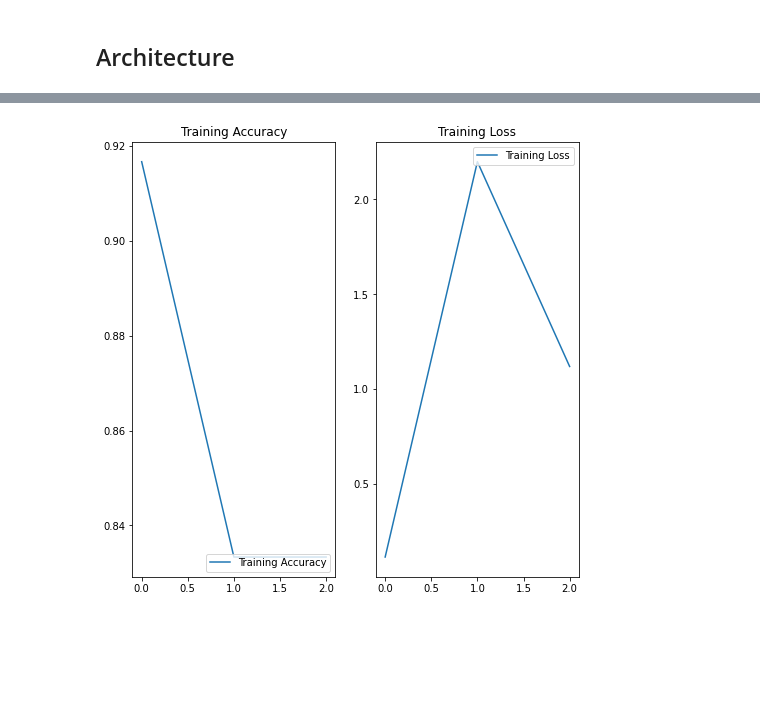
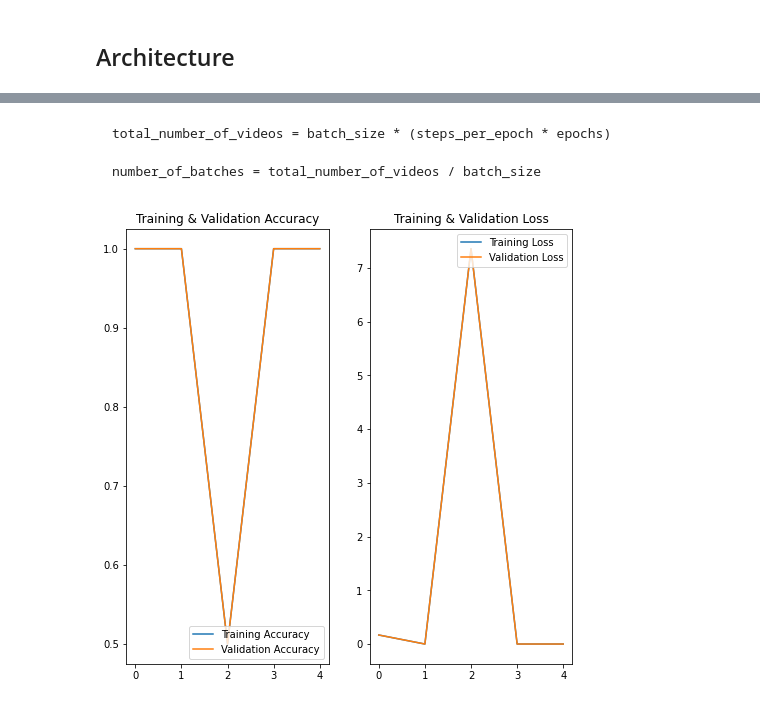
Before and after one commit to utkarshminhas/violence-detection-fyp, a Jupyter notebook: notebooks/model.ipynb, the cells around one changed output, grey strips where cells are left out. Saved outputs shown, nothing was run; the diff lists cells and outputs as text; code cells hidden in the pictures; blank space fills up the shorter version.

Commit message:
Refactored and set validation

````diff
--- a/notebooks/model.ipynb
+++ b/notebooks/model.ipynb
@@ -180,3 +190,6 @@ gennifer = data_generator(data)
+# %%
+train_data = get_data(batch_size, processed_train_dir)
+val_data = get_data(1, processed_val_dir)
 # %% [markdown]
 # Model
 # %% [markdown]
@@ -205,5 +217,4 @@ import tensorflow_addons as tfa
 ## Architecture
 # %%
 input_shape = (30, image_size[0], image_size[1], 1)
-
-print(input_shape)
+num_epochs = 5
@@ -247,3 +256,9 @@ Total params: 221,382,913
 Trainable params: 221,382,913
 Non-trainable params: 0
 _________________________________________________________________
+# %%
+gennifer_engineering_trainee = data_generator(train_data)
+gennifer_engineering_vallee = data_generator(val_data)
+
+# gennifer_engineering_trainee = itertools.cycle(gennifer_engineering_trainee)
+# gennifer_engineering_vallee = itertools.cycle(gennifer_engineering_vallee)
@@ -269,15 +303,14 @@ callbacks_list = [
 optimizer=optimizers.RMSprop(lr=0.06)
 model.compile(optimizer=optimizer, loss='binary_crossentropy', metrics=['acc'])
 # %%
-gennifer = data_generator(data)
-gennifer = itertools.cycle(gennifer)
-
 with tf.device('/device:GPU:0'):
     history = model.fit(
-        gennifer,
-        steps_per_epoch=int(12/batch_size),
-        # validation_data=ds_val,
-        epochs=3,
+        gennifer_engineering_trainee,
+        steps_per_epoch=4,
+        validation_data=gennifer_engineering_vallee,
+        validation_steps=2,
+        validation_batch_size=batch_size,
+        epochs=num_epochs,
         callbacks=callbacks_list,
         batch_size=batch_size
     )
@@ -291,19 +328,29 @@ Epoch 3/3
+# %% [markdown]
+```
+total_number_of_videos = batch_size * (steps_per_epoch * epochs)
+
+number_of_batches = total_number_of_videos / batch_size
+```
 # %%
 acc = history.history['acc']
 loss = history.history['loss']
 
-epochs_range = range(3)
+epochs_range = range(num_epochs)
 
 plt.figure(figsize=(8, 8))
 plt.subplot(1, 2, 1)
 plt.plot(epochs_range, acc, label='Training Accuracy')
+plt.plot(epochs_range, acc, label='Validation Accuracy')
+
 plt.legend(loc='lower right')
-plt.title('Training Accuracy')
+plt.title('Training & Validation Accuracy')
 
 plt.subplot(1, 2, 2)
 plt.plot(epochs_range, loss, label='Training Loss')
+plt.plot(epochs_range, loss, label='Validation Loss')
+
 plt.legend(loc='upper right')
-plt.title('Training Loss')
+plt.title('Training & Validation Loss')
 plt.show()
 # %% [output]
-[figure, old version]
+[figure, new version]
````
Also changed, not shown: parts of 15 cells of this notebook.
